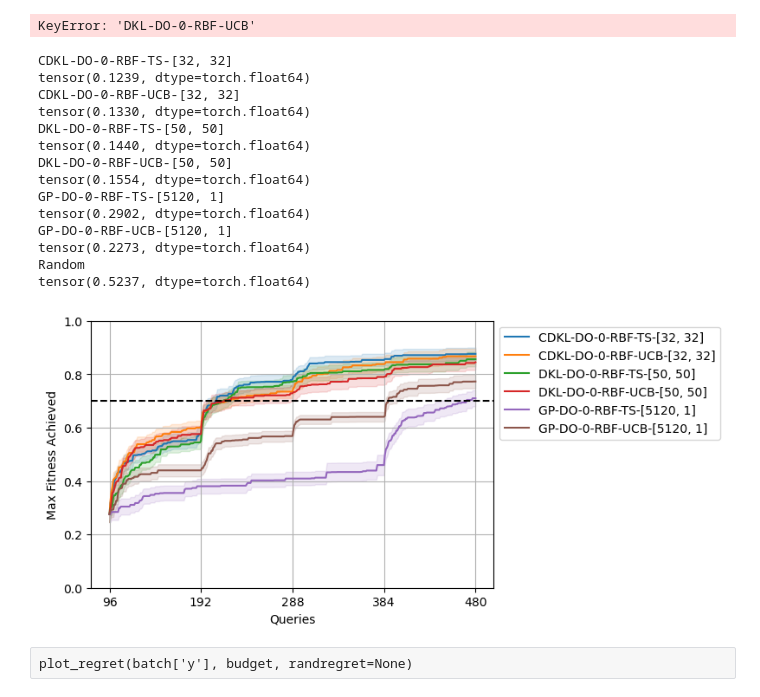
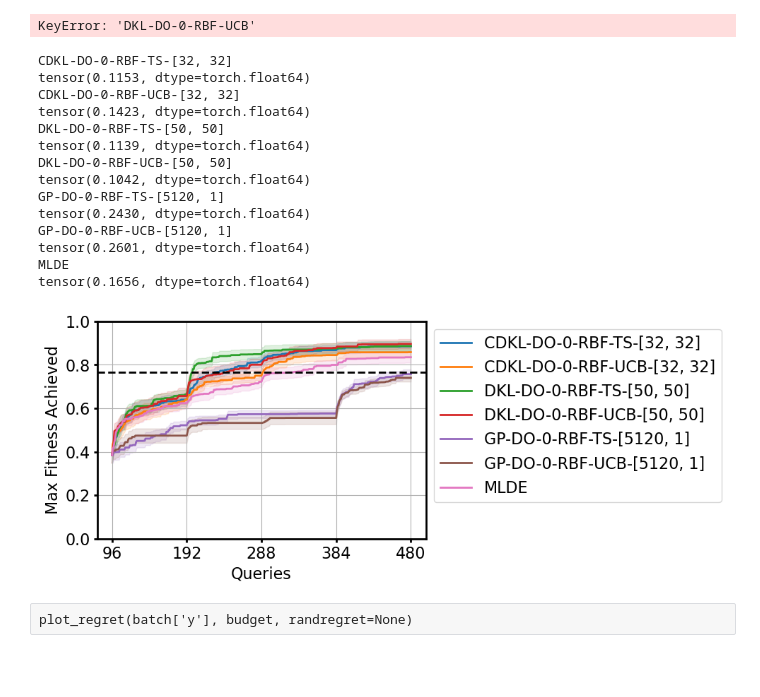
Before and after one commit to jsunn-y/ALDE, a Jupyter notebook: load_plot.ipynb, the cells around one changed output. Drawn from its saved outputs; the diff is of its cells as text; code cells hidden in the pictures; blank space fills up the shorter version.

Commit message:
cleaning up and new tests

```diff
--- a/load_plot.ipynb
+++ b/load_plot.ipynb
@@ -41,3 +35,0 @@ IndexError: too many indices for tensor of dimension 1
-# %%
-data = torch.load('/home/jyang4/repos/DK-BO/results/cnn_test/GP-DO-0-RBF-TS-[80, 1]_1indices.pt')
-len(data)
@@ -46,4 +35,0 @@ len(data)
-# %%
-#convert to integers and numpy array
-data = data.numpy()
-data = data.astype(int)
@@ -77,5 +42,12 @@ fitness_df.iloc[data,:]
 #subdir = 'paper_2022/botorch/nano_TS_test'
 # print(subdir)
 #tensors = sorted(glob.glob('/home/jyang4/repos/DK-BO/results/Hartmann_6d/*.pt'))
-tensors = sorted(glob.glob('/home/jyang4/repos/DKBO-MLDE/results/GB1_ESM2/*.pt'))
+tensors = sorted(glob.glob('/home/jyang4/repos/DKBO-MLDE/results/trpB_ESM2/*.pt'))
 max_iters = 384
+
+baseline_results = []
+for tensor in tensors:
+    if "MLDE-oneround" in tensor:
+        if 'regret' in tensor:
+            data= torch.load(tensor)
+            baseline_results.append(1 - data[0, -1].item())
@@ -406,7 +443,7 @@ def plot_regret(tests, budget, fname=None, randregret=None):
 #         names.append('DK-BO, ' + name.split('DKL-')[-1].split('Lin')[0] + 'D-Lin-TS')
         names.append(name)
 #         p = plt.plot(queries, mean, linewidth=1.5, color=tcols[i])
-        p = plt.plot(queries + 96, norm(mean), linewidth=1.5, label=name)
+        p = plt.plot(queries + 96, norm(mean), linewidth=2, label=name)
         plt.fill_between(queries + 96, norm(mean - sem), norm(mean + sem), color=p[-1].get_color(), alpha=.15)
 #     do average
 #     davgm = davgm / dcnt
@@ -435,7 +472,7 @@ def plot_regret(tests, budget, fname=None, randregret=None):
     plt.ylabel('Max Fitness Achieved')
     plt.xlabel('Queries')
 
-    plt.axhline(y = 0.70, color = 'k', linestyle = '--')
+    plt.axhline(y = np.mean(baseline_results), color = 'k', linestyle = '--')
     plt.xticks(np.arange(0, 480 + 96, 96))
     plt.ylim([0, 1])
     plt.plot()
@@ -456,26 +493,26 @@ def plot_regret(tests, budget, fname=None, randregret=None):
     return handles
 # %%
 #sv = None
-sv = 'test.jpg'
+sv = 'trpB_ESM2.jpg'
 
 handles = plot_regret(batch['regret'], budget, fname=sv, randregret=None)
 #handles = plot_regret(subset, budget, fname=sv, randregret=None)
 # %% [output]
 CDKL-DO-0-RBF-TS-[32, 32]
-tensor(0.1239, dtype=torch.float64)
+tensor(0.1153, dtype=torch.float64)
 CDKL-DO-0-RBF-UCB-[32, 32]
-tensor(0.1330, dtype=torch.float64)
+tensor(0.1423, dtype=torch.float64)
 DKL-DO-0-RBF-TS-[50, 50]
-tensor(0.1440, dtype=torch.float64)
+tensor(0.1139, dtype=torch.float64)
 DKL-DO-0-RBF-UCB-[50, 50]
-tensor(0.1554, dtype=torch.float64)
+tensor(0.1042, dtype=torch.float64)
 GP-DO-0-RBF-TS-[5120, 1]
-tensor(0.2902, dtype=torch.float64)
+tensor(0.2430, dtype=torch.float64)
 GP-DO-0-RBF-UCB-[5120, 1]
-tensor(0.2273, dtype=torch.float64)
-Random
-tensor(0.5237, dtype=torch.float64)
+tensor(0.2601, dtype=torch.float64)
+MLDE
+tensor(0.1656, dtype=torch.float64)
-[figure, old version]
+[figure, new version]
 # %% [raw]
 plot_regret(batch['y'], budget, randregret=None)
 # %%
```
Also changed, not shown: parts of 12 cells of this notebook, 14 other files.
